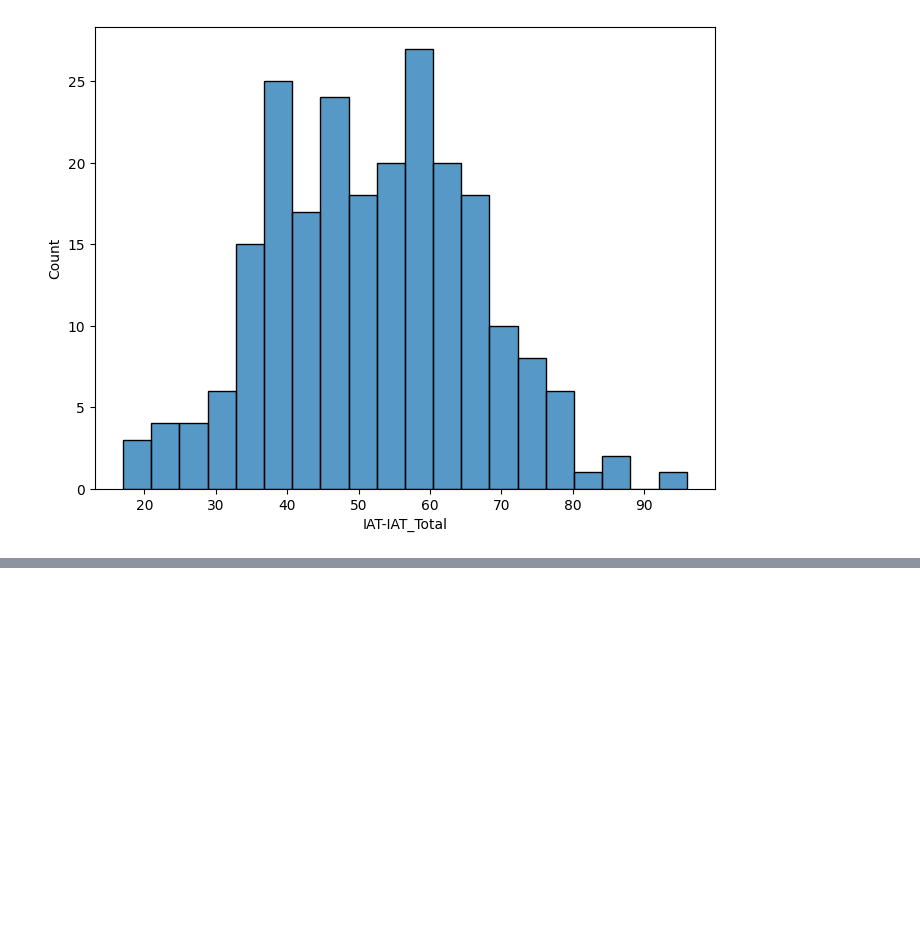
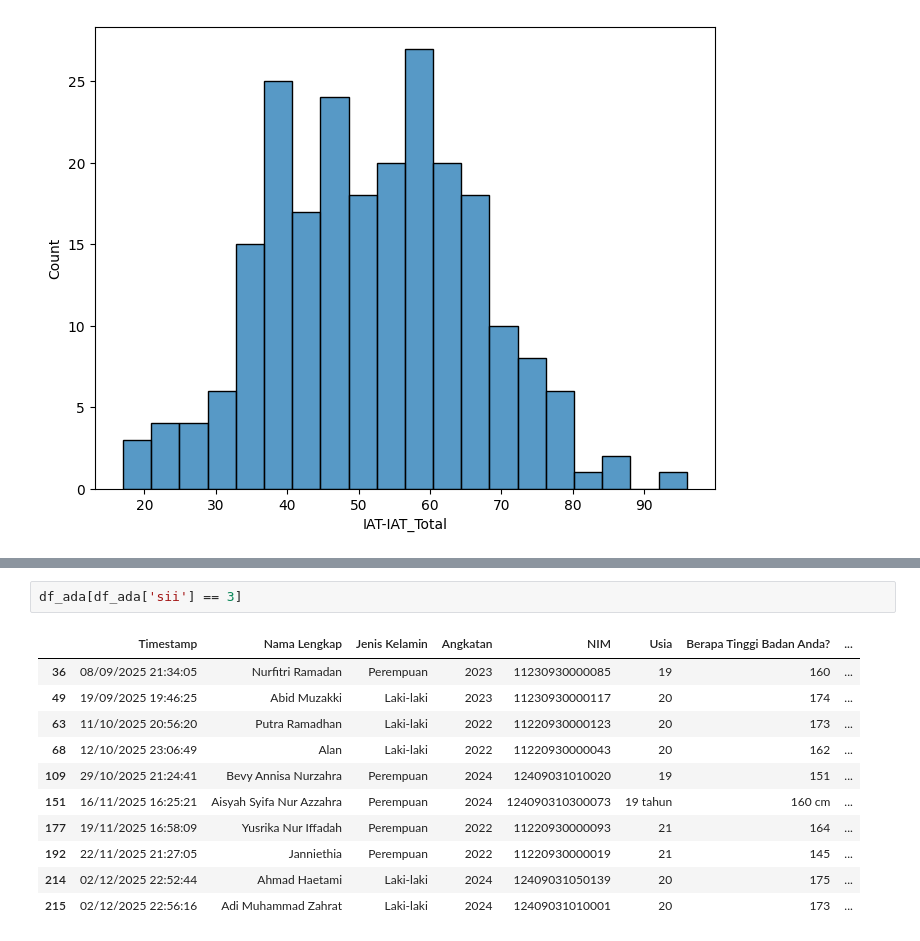
Before and after one commit to MufadhaTiohandra/skripsi, a Jupyter notebook: implement.ipynb, the cells around one changed output, grey strips where cells are left out. Saved outputs shown, nothing was run; the diff lists cells and outputs as text; blank space fills up the shorter version.

```diff
--- a/implement.ipynb
+++ b/implement.ipynb
@@ -289,0 +326,14 @@ df[df['iat_total'] > 90]
+# %%
+df_ada[df_ada['sii'] == 3]
+# %% [output]
+|  | Timestamp | Nama Lengkap | Jenis Kelamin | Angkatan | NIM | Usia | Berapa Tinggi Badan Anda? | ... |
+| 36 | 08/09/2025 21:34:05 | Nurfitri Ramadan | Perempuan | 2023 | 11230930000085 | 19 | 160 | ... |
+| 49 | 19/09/2025 19:46:25 | Abid Muzakki | Laki-laki | 2023 | 11230930000117 | 20 | 174 | ... |
+| 63 | 11/10/2025 20:56:20 | Putra Ramadhan | Laki-laki | 2022 | 11220930000123 | 20 | 173 | ... |
+| 68 | 12/10/2025 23:06:49 | Alan | Laki-laki | 2022 | 11220930000043 | 20 | 162 | ... |
+| 109 | 29/10/2025 21:24:41 | Bevy Annisa Nurzahra | Perempuan | 2024 | 12409031010020 | 19 | 151 | ... |
+| 151 | 16/11/2025 16:25:21 | Aisyah Syifa Nur Azzahra | Perempuan | 2024 | 124090310300073 | 19 tahun | 160 cm | ... |
+| 177 | 19/11/2025 16:58:09 | Yusrika Nur Iffadah | Perempuan | 2022 | 11220930000093 | 21 | 164 | ... |
+| 192 | 22/11/2025 21:27:05 | Janniethia | Perempuan | 2022 | 11220930000019 | 21 | 145 | ... |
+| 214 | 02/12/2025 22:52:44 | Ahmad Haetami | Laki-laki | 2024 | 12409031050139 | 20 | 175 | ... |
+| 215 | 02/12/2025 22:56:16 | Adi Muhammad Zahrat | Laki-laki | 2024 | 12409031010001 | 20 | 173 | ... |
```
Also changed, not shown: parts of 23 cells of this notebook, 3 other files.
